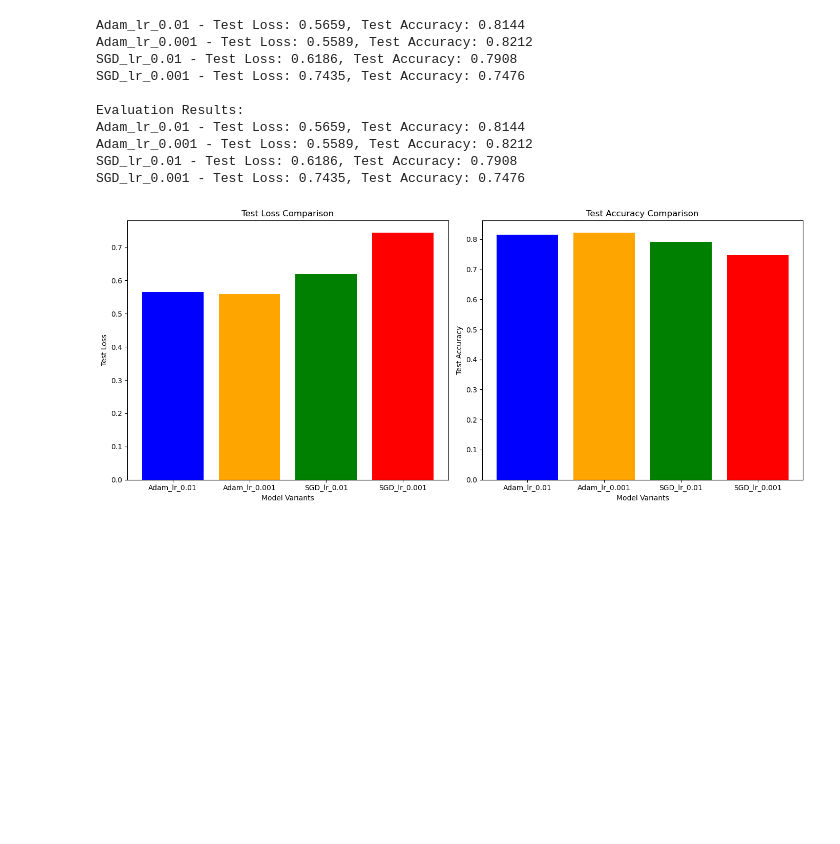
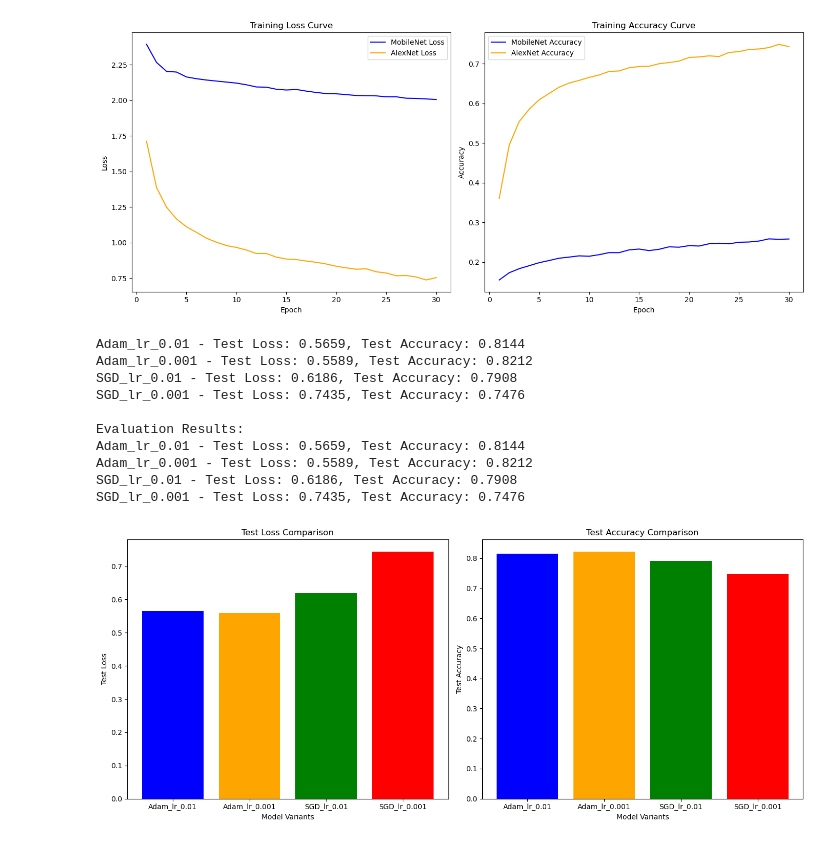
Before and after one commit to SpiderJockey7/Realm-of-Deep-Learning, a Jupyter notebook: deep_learning.ipynb, the cells around one changed output. Saved outputs shown, nothing was run; the diff lists cells and outputs as text; code cells hidden in the pictures; blank space fills up the shorter version.

```diff
--- a/deep_learning.ipynb
+++ b/deep_learning.ipynb
@@ -165,3 +183,53 @@ print(f"model saved")
+# %%
+import matplotlib.pyplot as plt
+
+mobilenet_loss = [
+    2.3944, 2.2673, 2.2043, 2.1994, 2.1648, 2.1525, 2.1433, 2.1360, 2.1288, 2.1218,
+    2.1098, 2.0945, 2.0929, 2.0785, 2.0731, 2.0768, 2.0653, 2.0557, 2.0479, 2.0463,
+    2.0408, 2.0343, 2.0331, 2.0318, 2.0250, 2.0252, 2.0153, 2.0139, 2.0103, 2.0062
+]
+mobilenet_accuracy = [
+    0.1547, 0.1729, 0.1832, 0.1907, 0.1983, 0.2038, 0.2096, 0.2124, 0.2155, 0.2145,
+    0.2185, 0.2237, 0.2236, 0.2306, 0.2327, 0.2288, 0.2321, 0.2383, 0.2373, 0.2413,
+    0.2403, 0.2460, 0.2474, 0.2459, 0.2498, 0.2505, 0.2529, 0.2584, 0.2573, 0.2581
+]
+alexnet_loss = [
+    1.7123, 1.3873, 1.2492, 1.1660, 1.1106, 1.0717, 1.0307, 1.0023, 0.9789, 0.9656,
+    0.9475, 0.9230, 0.9231, 0.8973, 0.8841, 0.8802, 0.8700, 0.8613, 0.8490, 0.8333,
+    0.8220, 0.8126, 0.8154, 0.7944, 0.7859, 0.7664, 0.7682, 0.7578, 0.7369, 0.7533
+]
+alexnet_accuracy = [
+    0.3606, 0.4949, 0.5544, 0.5854, 0.6093, 0.6253, 0.6412, 0.6515, 0.6582, 0.6658,
+    0.6719, 0.6808, 0.6820, 0.6901, 0.6932, 0.6938, 0.7003, 0.7032, 0.7069, 0.7160,
+    0.7175, 0.7201, 0.7184, 0.7287, 0.7308, 0.7361, 0.7375, 0.7409, 0.7492, 0.7434
+]
+
+
+epochs = range(1, 31)
+plt.figure(figsize=(14, 6))
+
+
+plt.subplot(1, 2, 1)
+plt.plot(epochs, mobilenet_loss, label="MobileNet Loss", color='blue')
+plt.plot(epochs, alexnet_loss, label="AlexNet Loss", color='orange')
+plt.xlabel("Epoch")
+plt.ylabel("Loss")
+plt.title("Training Loss Curve")
+plt.legend()
+
+
+plt.subplot(1, 2, 2)
+plt.plot(epochs, mobilenet_accuracy, label="MobileNet Accuracy", color='blue')
+plt.plot(epochs, alexnet_accuracy, label="AlexNet Accuracy", color='orange')
+plt.xlabel("Epoch")
+plt.ylabel("Accuracy")
+plt.title("Training Accuracy Curve")
+plt.legend()
+
+plt.tight_layout()
+plt.show()
+# %% [output]
+[figure, added]
 # %%
 # evaluate model and plot curve
 import torch
```
Also changed, not shown: parts of 1 cell of this notebook, 1 other file.
